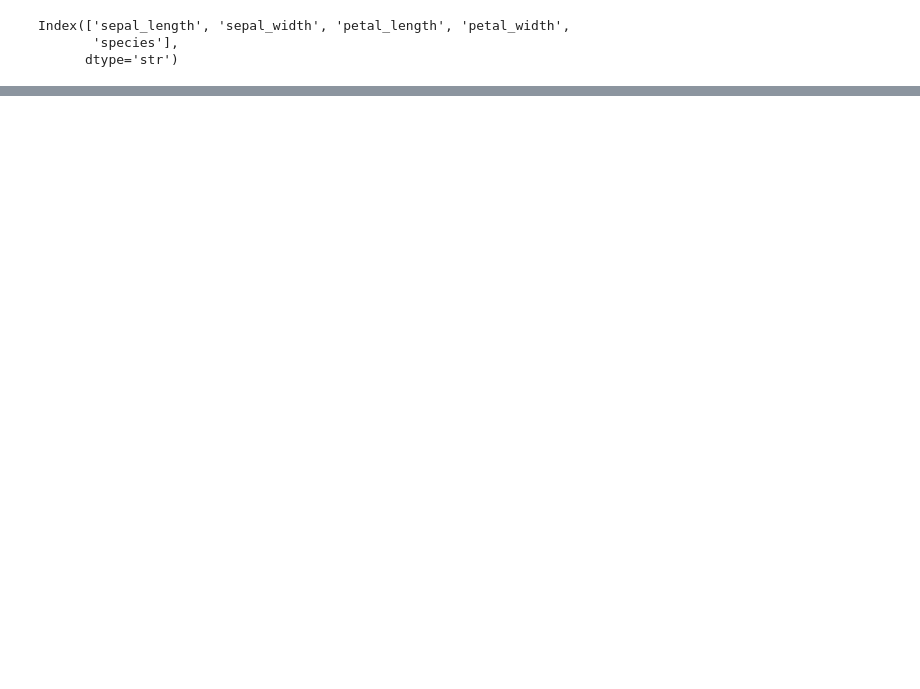
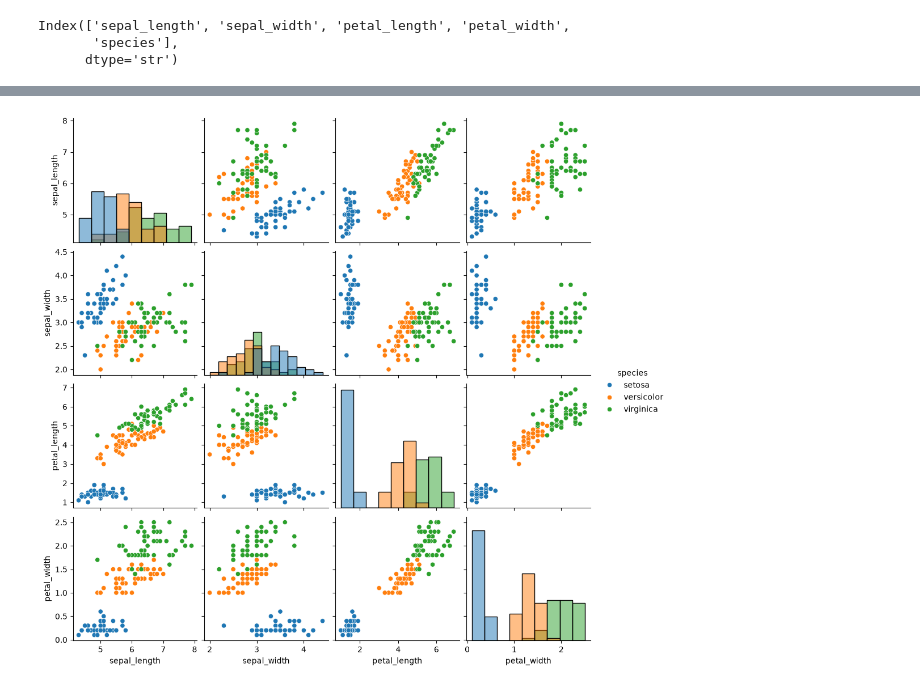
Before and after one commit to Niraj7272/Datheon_Machine_Learning_-_Data_Science_Internship, a Jupyter notebook: Iris-Flower-Classification/notebook/iris_classification.ipynb, the cells around one changed output, grey strips where cells are left out. Saved outputs shown, nothing was run; the diff lists cells and outputs as text; code cells hidden in the pictures; blank space fills up the shorter version.

```diff
--- a/Iris-Flower-Classification/notebook/iris_classification.ipynb
+++ b/Iris-Flower-Classification/notebook/iris_classification.ipynb
@@ -83,0 +98,9 @@ Name: count, dtype: int64
+# %%
+sns.pairplot(
+    df,
+    hue="species",
+    diag_kind="hist"
+)
+plt.show()
+# %% [output]
+[figure, added]
```
Also changed, not shown: parts of 9 cells of this notebook.
